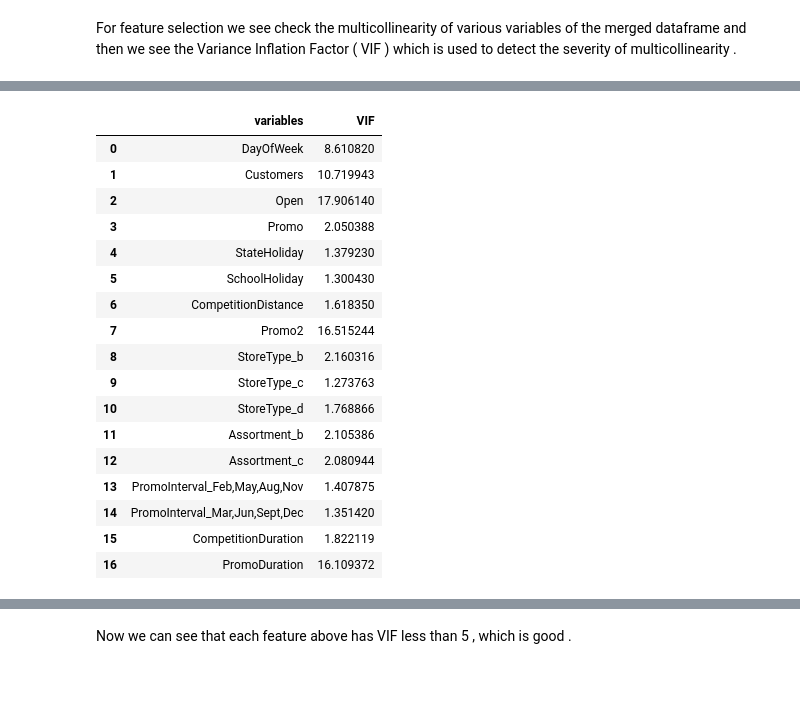
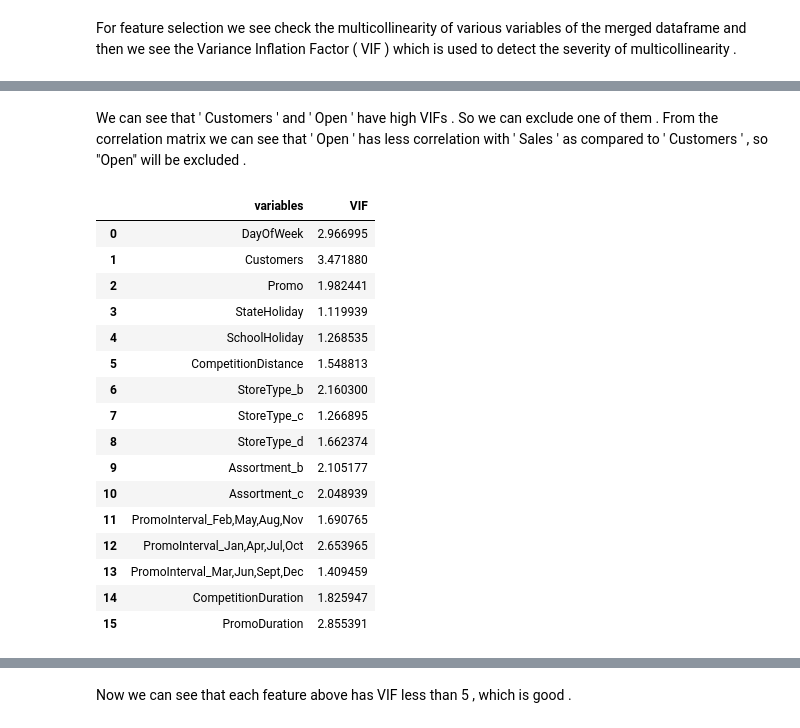
Before and after one commit to ashisaxena710/Retail-Sales-Prediction, a Jupyter notebook: Individual_Colab_Ashi_.ipynb, the cells around one changed output, grey strips where cells are left out. Saved outputs shown, nothing was run; the diff lists cells and outputs as text; code cells hidden in the pictures; blank space fills up the shorter version.

```diff
--- a/Individual_Colab_Ashi_.ipynb
+++ b/Individual_Colab_Ashi_.ipynb
@@ -1087,9 +1090,13 @@ df_new.drop(columns=["Date"],inplace=True, axis=1)
 # deriving 2 new features:
 # 1. "CompetitionDuration -> Duration from which two stores are competiting"
 # 2. "PromoDuration -> Duration from which the store is not involved in any promotion"
-##    Final values are in days.
-df_new["CompetitionDuration"]= (df_new["Year"]-df_new["CompetitionOpenSinceYear"])*12*4*7 + (df_new["Month"]-df_new["CompetitionOpenSinceMonth"])*1*4*7
-df_new["PromoDuration"]= (df_new["Year"]-df_new["Promo2SinceYear"])*12*4*7 + (df_new["Week"]-df_new["Promo2SinceWeek"])*1*7
+##    Final values are in Months.
+df_new["CompetitionDuration"]= (df_new["Year"]-df_new["CompetitionOpenSinceYear"])*12 + (df_new["Month"]-df_new["CompetitionOpenSinceMonth"])
+df_new["CompetitionDuration"] = df_new["CompetitionDuration"].map(lambda x: int(0) if x < 0 else int(x)).fillna(0)
+
+# Creating PromoDuration feature
+df_new["PromoDuration"]= (df_new["Year"]-df_new["Promo2SinceYear"])*12 + (df_new["Week"]-df_new["Promo2SinceWeek"])*7/30.5
+df_new["PromoDuration"] = df_new["PromoDuration"].map(lambda x: int(0) if x < 0 else int(x)).fillna(0) * df["Promo2"]
 # %%
 df_new.head()
 # %% [output]
@@ -1185,22 +1195,23 @@ calc_vif(df_new[[i for i in df_new.describe().columns if i not in ["Store", "Sal
+# %% [markdown]
+We can see that ' Customers ' and ' Open ' have high VIFs . So we can exclude one of them . From the correlation matrix we can see that ' Open ' has less correlation with ' Sales ' as compared to ' Customers ' , so "Open" will be excluded .
 # %%
-# Now we can recheck the vif by excluding "PromoInterval_Jan,Apr,Jul,Oct". Since it is having high corelation with "Promo2" and less corelation with "Sales" than "Promo2".
-calc_vif(df_new[[i for i in df_new.describe().columns if i not in ["Store", "Sales", "Promo2SinceWeek", "Promo2SinceYear", "CompetitionOpenSinceMonth", "CompetitionOpenSinceYear","Day", "Month", "Year", "Week", "PromoInterval_Jan,Apr,Jul,Oct"]]])
+calc_vif(df_new[[i for i in df_new.describe().columns if i not in ["Store", "Sales", "Promo2SinceWeek", "Promo2SinceYear","CompetitionOpenSinceMonth",
+                                                                   "CompetitionOpenSinceYear","Day", "Month", "Year", "Week", "Promo2", "Open"]]])
 # %% [output]
 |  | variables | VIF |
-| 0 | DayOfWeek | 8.610820 |
-| 1 | Customers | 10.719943 |
-| 2 | Open | 17.906140 |
-| 3 | Promo | 2.050388 |
-| 4 | StateHoliday | 1.379230 |
-| 5 | SchoolHoliday | 1.300430 |
-| 6 | CompetitionDistance | 1.618350 |
-| 7 | Promo2 | 16.515244 |
-| 8 | StoreType_b | 2.160316 |
-| 9 | StoreType_c | 1.273763 |
-| 10 | StoreType_d | 1.768866 |
-| 11 | Assortment_b | 2.105386 |
-| 12 | Assortment_c | 2.080944 |
-| 13 | PromoInterval_Feb,May,Aug,Nov | 1.407875 |
-| 14 | PromoInterval_Mar,Jun,Sept,Dec | 1.351420 |
-| 15 | CompetitionDuration | 1.822119 |
-| 16 | PromoDuration | 16.109372 |
+| 0 | DayOfWeek | 2.966995 |
+| 1 | Customers | 3.471880 |
+| 2 | Promo | 1.982441 |
+| 3 | StateHoliday | 1.119939 |
+| 4 | SchoolHoliday | 1.268535 |
+| 5 | CompetitionDistance | 1.548813 |
+| 6 | StoreType_b | 2.160300 |
+| 7 | StoreType_c | 1.266895 |
+| 8 | StoreType_d | 1.662374 |
+| 9 | Assortment_b | 2.105177 |
+| 10 | Assortment_c | 2.048939 |
+| 11 | PromoInterval_Feb,May,Aug,Nov | 1.690765 |
+| 12 | PromoInterval_Jan,Apr,Jul,Oct | 2.653965 |
+| 13 | PromoInterval_Mar,Jun,Sept,Dec | 1.409459 |
+| 14 | CompetitionDuration | 1.825947 |
+| 15 | PromoDuration | 2.855391 |
```
Also changed, not shown: parts of 29 cells of this notebook.
